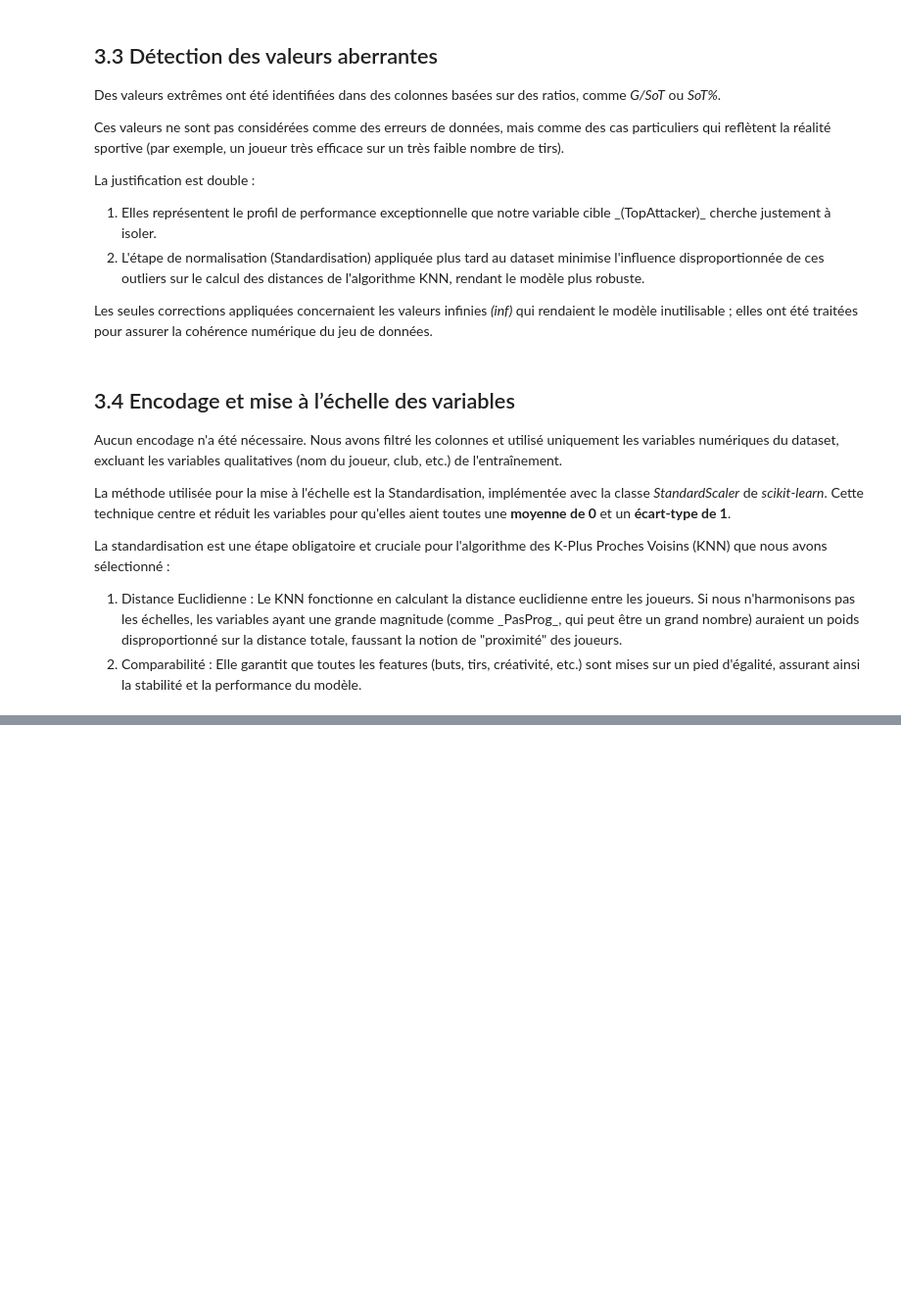
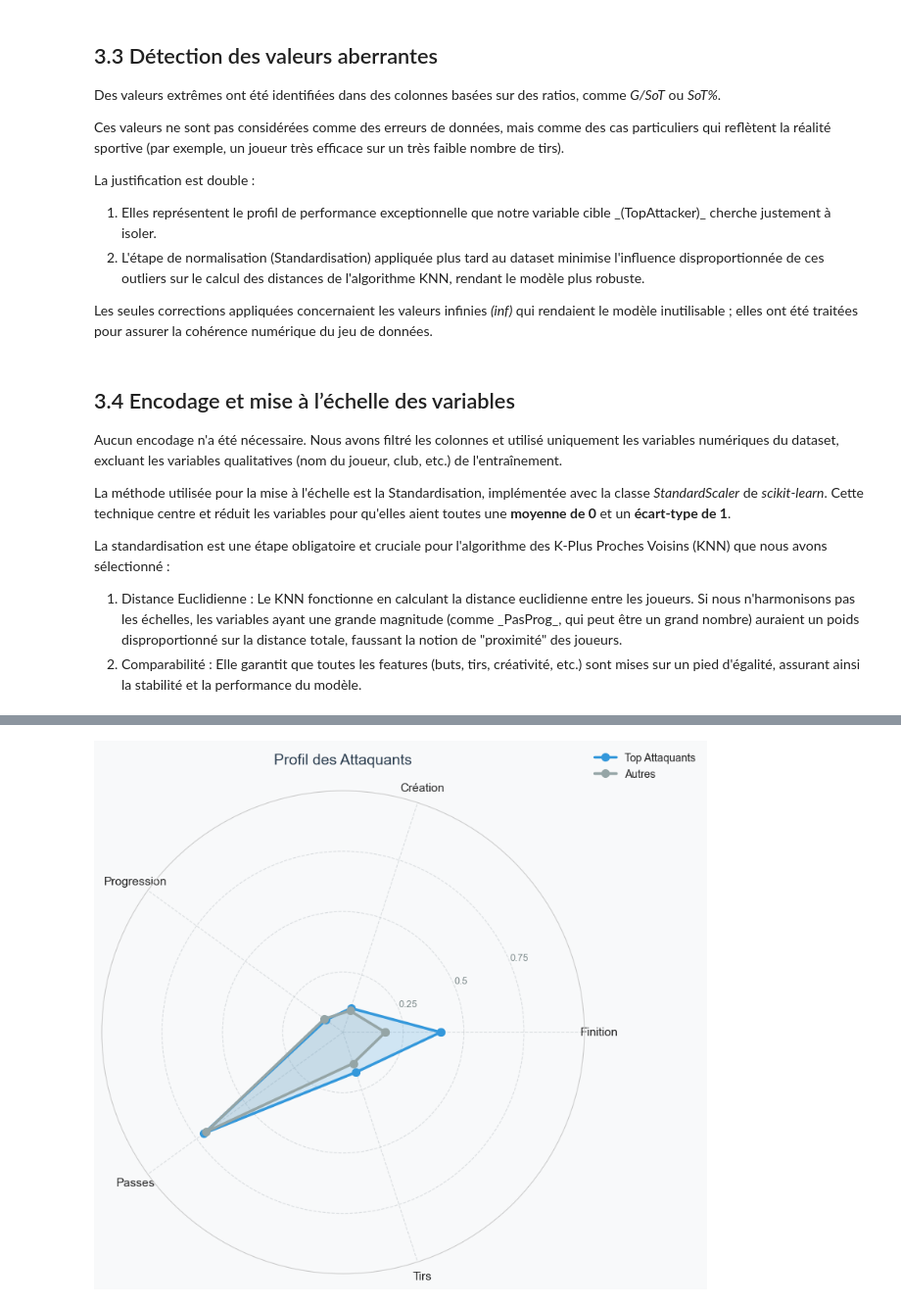
Before and after one commit to Nepsyno/data_analyse_topAttack, a Jupyter notebook: Rapport_Projet.ipynb, the cells around one changed output, grey strips where cells are left out. Shown at 98% size. Saved outputs shown, nothing was run; the diff lists cells and outputs as text; code cells hidden in the pictures; blank space fills up the shorter version.

```diff
--- a/Rapport_Projet.ipynb
+++ b/Rapport_Projet.ipynb
@@ -236,0 +314,72 @@ Notre première hypothèse est que le succès d'un attaquant est multifactoriel.
+# %%
+metrics_dict = {
+    'Finition': 'G/SoT',
+    'Création': 'SCA',
+    'Progression': 'CarPrgDist',
+    'Passes': 'PasTotCmp%',
+    'Tirs': 'Shots'
+}
+
+# Filtrer attaquants
+if 'Pos' in df.columns:
+    df_att = df[df['Pos'].str.contains('FW', na=False)].copy()
+else:
+    df_att = df.copy()
+
+# Nettoyer données
+for col in metrics_dict.values():
+    if col in df_att.columns:
+        df_att[col] = pd.to_numeric(df_att[col], errors='coerce').fillna(0)
+
+# Classifier (top 20%)
+if 'Goals' in df_att.columns:
+    seuil = df_att['Goals'].quantile(0.80)
+    df_att['Groupe'] = df_att['Goals'].apply(
+        lambda x: 'Top' if x >= seuil else 'Autres'
+    )
+else:
+    df_att['Groupe'] = 'Tous'
+
+# Normaliser
+def norm(serie):
+    return serie / serie.max() if serie.max() > 0 else serie
+
+for nom, col in metrics_dict.items():
+    if col in df_att.columns:
+        df_att[f'{nom}_n'] = norm(df_att[col])
+
+# Moyennes
+top_moy = df_att[df_att['Groupe'] == 'Top'][[f'{m}_n' for m in metrics_dict]].mean()
+autres_moy = df_att[df_att['Groupe'] == 'Autres'][[f'{m}_n' for m in metrics_dict]].mean()
+
+# Radar
+fig, ax = plt.subplots(figsize=(8, 8), subplot_kw=dict(projection='polar'), facecolor='#f8f9fa')
+
+cats = list(metrics_dict.keys())
+N = len(cats)
+angles = [n / N * 2 * pi for n in range(N)] + [0]
+
+top_vals = [top_moy[f'{m}_n'] for m in cats] + [top_moy[f'{cats[0]}_n']]
+autres_vals = [autres_moy[f'{m}_n'] for m in cats] + [autres_moy[f'{cats[0]}_n']]
+
+ax.plot(angles, top_vals, 'o-', linewidth=2.5, label='Top Attaquants', color='#3498db', markersize=7)
+ax.fill(angles, top_vals, alpha=0.2, color='#3498db')
+
+ax.plot(angles, autres_vals, 'o-', linewidth=2.5, label='Autres', color='#95a5a6', markersize=7)
+ax.fill(angles, autres_vals, alpha=0.15, color='#95a5a6')
+
+ax.set_xticks(angles[:-1])
+ax.set_xticklabels(cats, fontsize=11)
+ax.set_ylim(0, 1)
+ax.set_yticks([0.25, 0.5, 0.75])
+ax.set_yticklabels(['0.25', '0.5', '0.75'], fontsize=9, color='#7f8c8d')
+ax.grid(True, linestyle='--', alpha=0.5, color='#bdc3c7')
+ax.set_facecolor('#f8f9fa')
+
+ax.set_title('Profil des Attaquants', fontsize=14, pad=25, color='#2c3e50')
+ax.legend(loc='upper right', bbox_to_anchor=(1.25, 1.1), fontsize=10, frameon=False)
+
+plt.tight_layout()
+plt.show()
+# %% [output]
+[figure, added]
```
Also changed, not shown: parts of 7 cells of this notebook, 4 other files.
